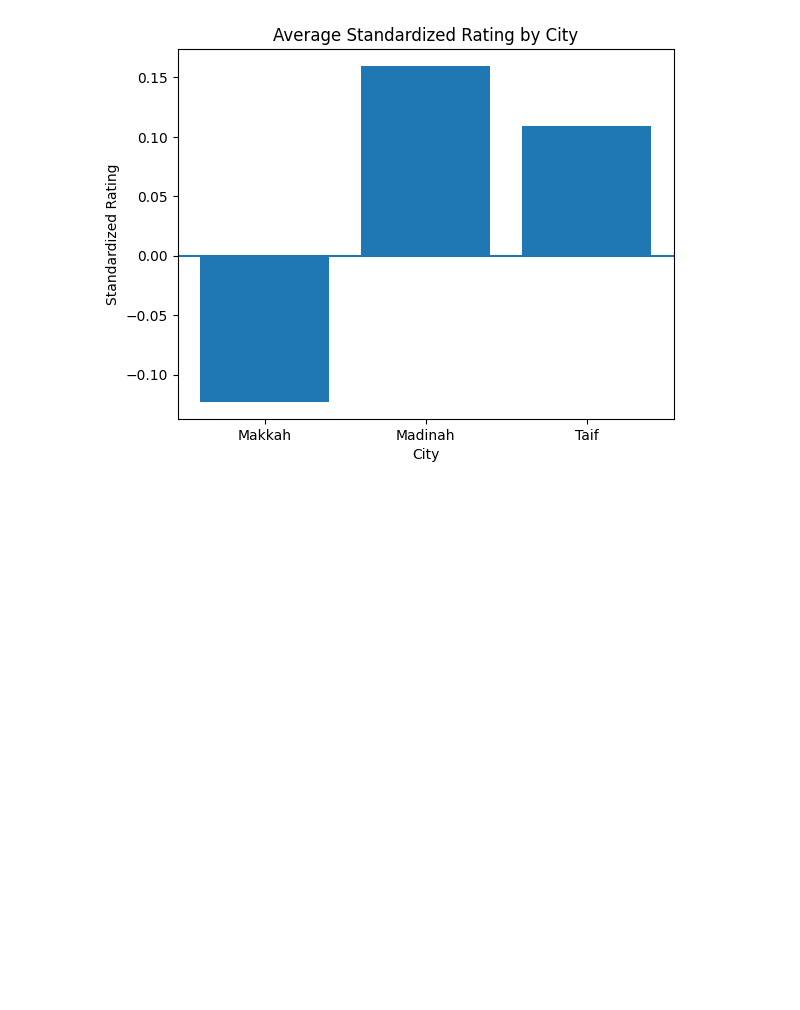
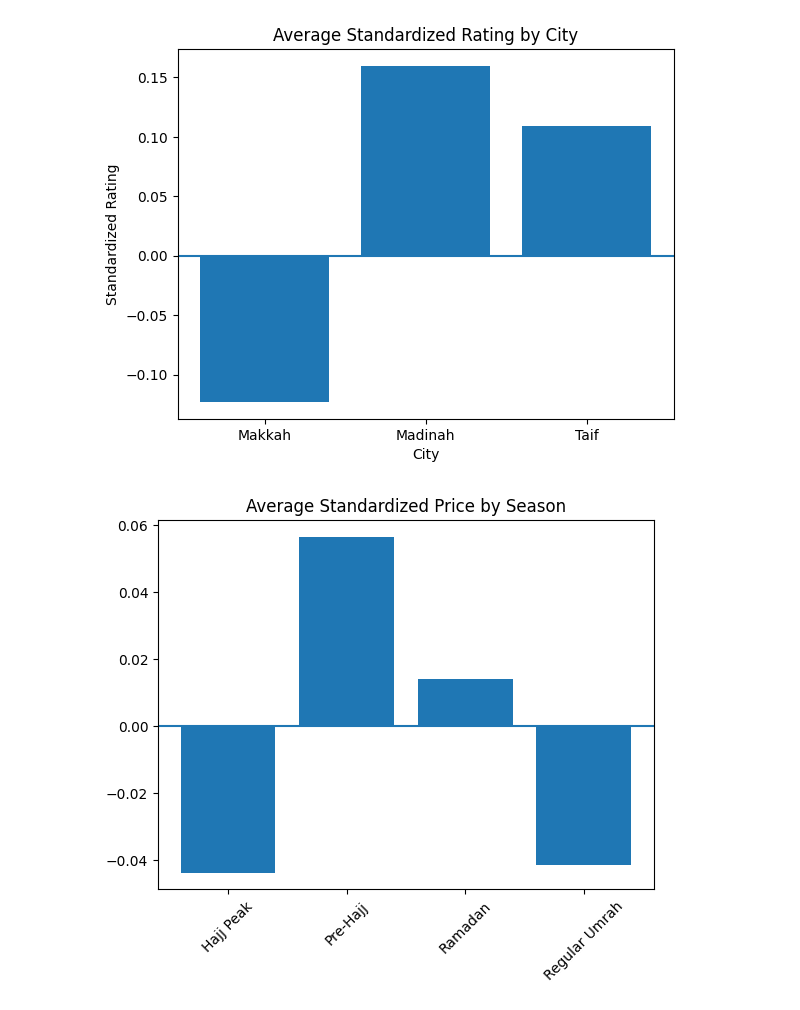
Before and after one commit to ITDeema/DataScience, a Jupyter notebook: DataScience.ipynb, the cells around one changed output. Saved outputs shown, nothing was run; the diff lists cells and outputs as text; code cells hidden in the pictures; blank space fills up the shorter version.

```diff
--- a/DataScience.ipynb
+++ b/DataScience.ipynb
@@ -659,3 +671,26 @@ plt.show()
 # followed by Taif, while Makkah has the lowest average rating among the three cities.
 # %% [output]
 [figure]
+# %%
+season_price = pd.DataFrame({
+    "Season": ["Hajj Peak", "Pre-Hajj", "Ramadan", "Regular Umrah"],
+    "Avg_Price": [
+        df[df["Season_Type_Hajj Peak"] == 1]["Price (SAR)"].mean(),
+        df[df["Season_Type_Pre-Hajj"] == 1]["Price (SAR)"].mean(),
+        df[df["Season_Type_Ramadan Season"] == 1]["Price (SAR)"].mean(),
+        df[df["Season_Type_Regular Umrah"] == 1]["Price (SAR)"].mean()
+    ]
+})
+
+plt.figure()
+plt.bar(season_price["Season"], season_price["Avg_Price"])
+plt.title("Average Standardized Price by Season")
+plt.xticks(rotation=45)
+plt.axhline(0)
+plt.show()
+# The bar chart shows the average standardized hotel price across different seasons.
+# Pre-Hajj has the highest average price, followed by Ramadan.
+# Hajj Peak and Regular Umrah show lower average prices.
+# This indicates that price increases tend to occur before the peak pilgrimage period.
+# %% [output]
+[figure, added]
```
Also changed, not shown: parts of 1 cell of this notebook.
